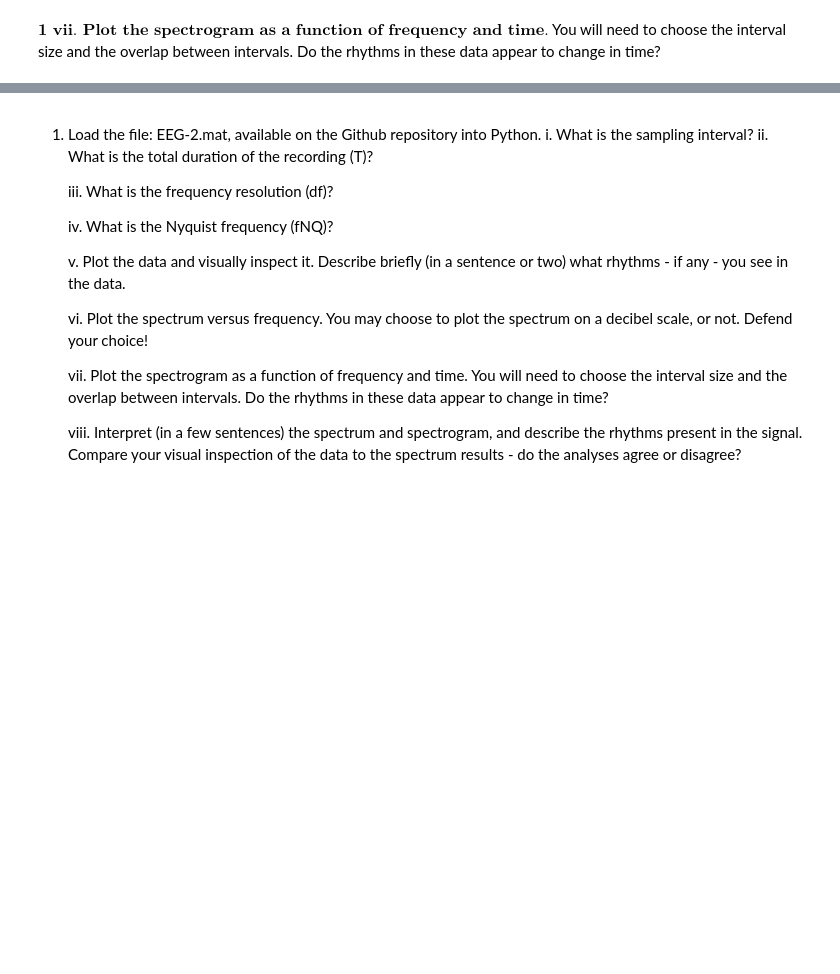
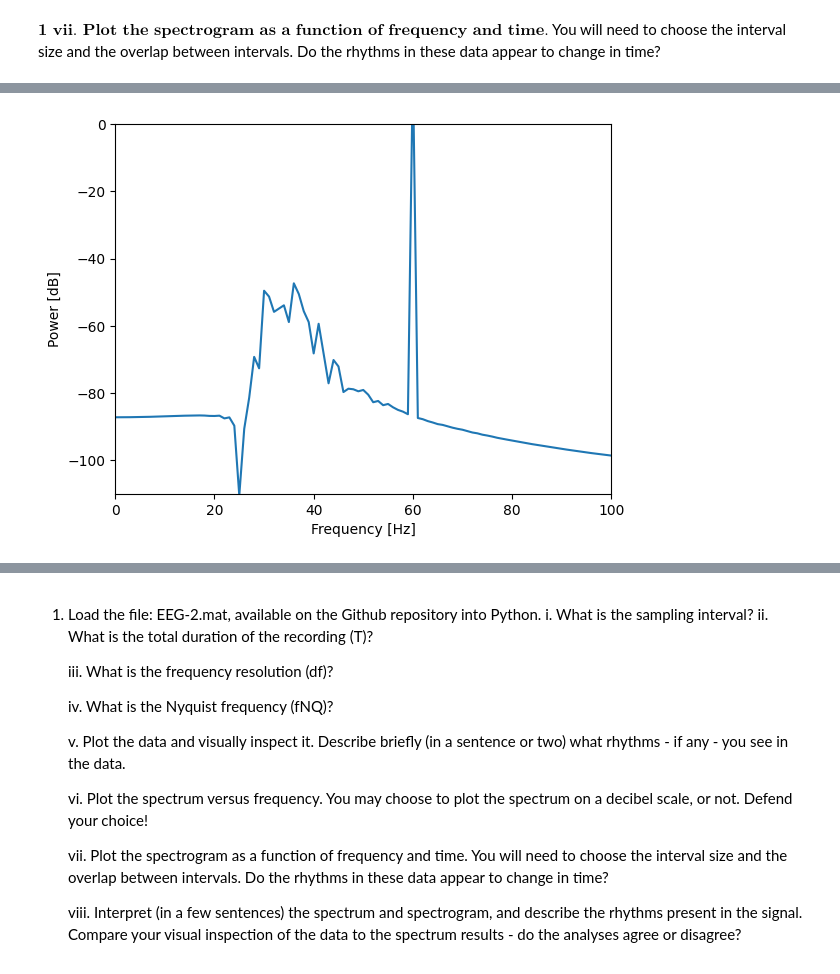
Before and after one commit to witchofizalith/MA665_HW, a Jupyter notebook: Topic6_PS/HW6.ipynb, the cells around one changed output, grey strips where cells are left out. Saved outputs shown, nothing was run; the diff lists cells and outputs as text; code cells hidden in the pictures; blank space fills up the shorter version.

```diff
--- a/Topic6_PS/HW6.ipynb
+++ b/Topic6_PS/HW6.ipynb
@@ -114,0 +180,18 @@ $\textbf{1 vii. Plot the spectrogram as a function of frequency and time.}$ You
+# %%
+#frequency axis
+fj  = np.arange(0,fNQ,df)
+
+x = EEG3
+X = np.ndarray(np.size(fj), complex);
+for j in range( np.size(fj) ):
+    X[j] = np.sum(x * np.exp(-2 * np.pi * 1j * fj[j] * t)) #1j is the square root of -1; replaces i in our Xj formula
+
+# And the spectrum,
+Sxx = 2*dt**2/T * X * np.conj(X) #Sxx at frequency index j
+
+# Plot
+plt.plot(fj, Sxx.real)
+plt.xlim([0, 100])                          # Select frequency range
+plt.xlabel('Frequency [Hz]')
+plt.ylabel('Power [$\mu V^2$/Hz]');
+plt.show()
@@ -114,0 +202,11 @@ $\textbf{1 vii. Plot the spectrogram as a function of frequency and time.}$ You
+# %%
+#power spectrum using the FFT function
+x3 = EEG3
+xf3 = np.fft.fft(x)
+Sxx3 = 2 * dt ** 2 / T * (xf * xf.conj())
+Sxx3 = Sxx[0:int(N / 2)].real
+# %%
+#define frequency axis
+fNQ3 = f0/2
+df3 = 1/T
+faxis3 = np.arange(0,fNQ,df)
@@ -114,0 +220,10 @@ $\textbf{1 vii. Plot the spectrogram as a function of frequency and time.}$ You
+# %%
+#decibel
+plt.figure()
+plt.plot(faxis3, 10*np.log10(Sxx3))   # Plot the spectrum in decibels.
+plt.xlim([0, 100])                               # Select the frequency range.
+plt.ylim([-110, 0])                               # Select the decibel range.
+plt.xlabel('Frequency [Hz]')                     # Label the axes.
+plt.ylabel('Power [dB]');
+# %% [output]
+[figure, added]
```
Also changed, not shown: parts of 20 cells of this notebook, 3 other files.
